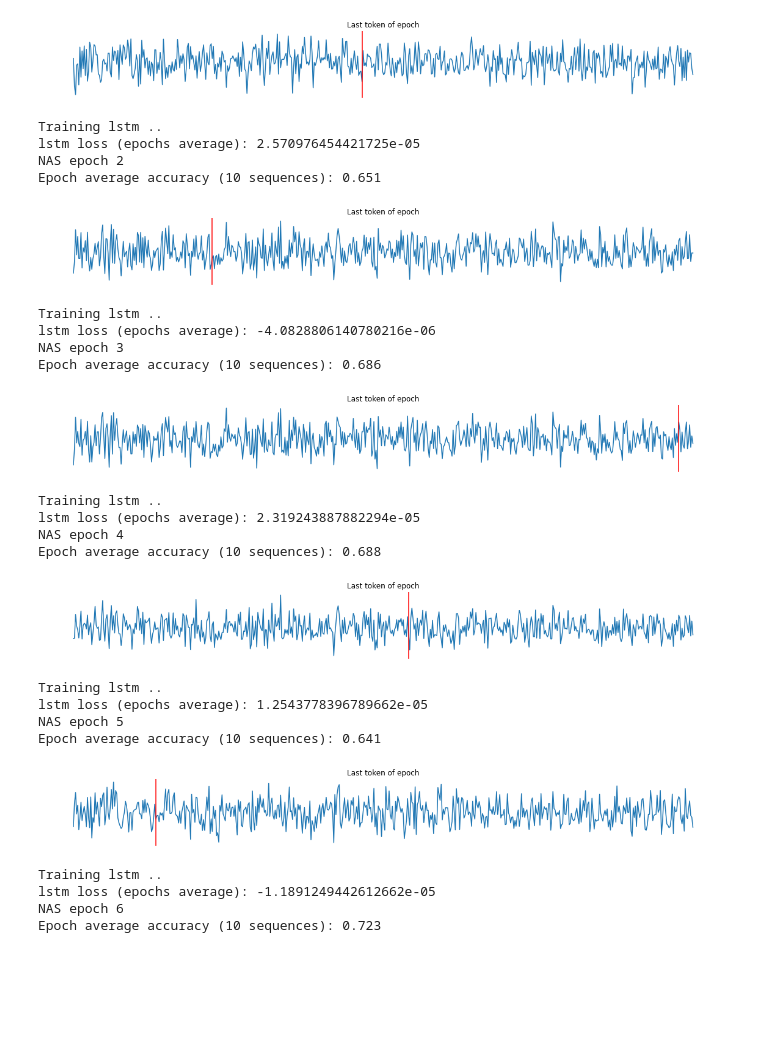
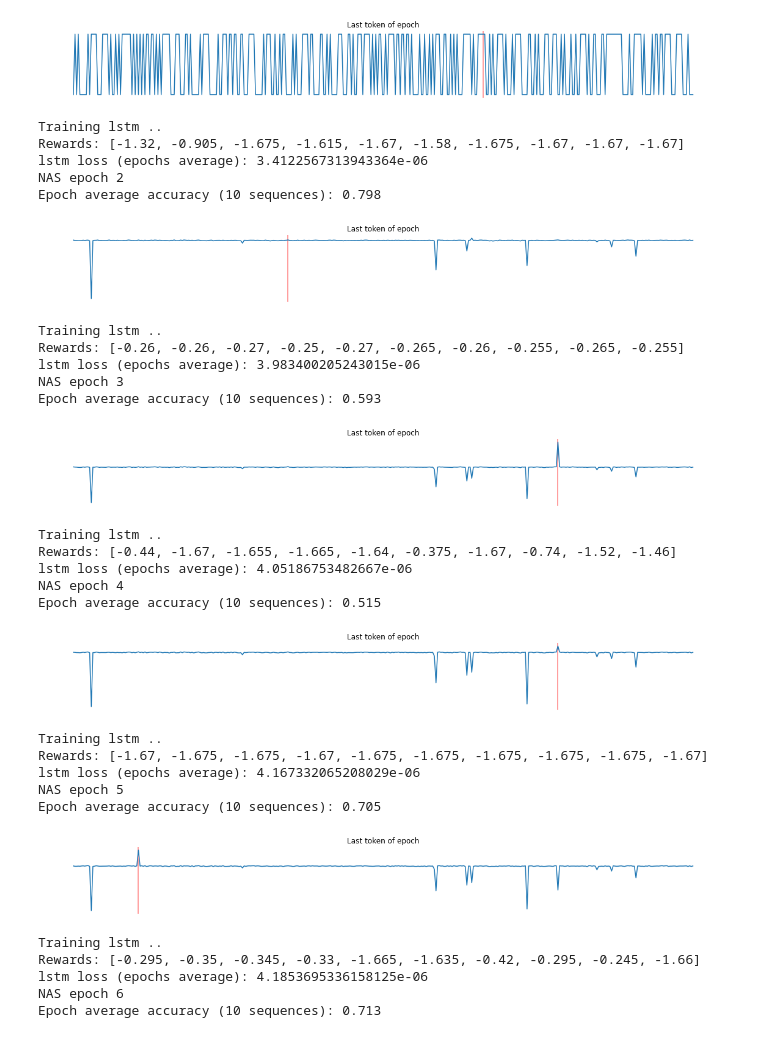
Before and after one commit to amirhpd/emnas, a Jupyter notebook: misc/emnas_controller_test.ipynb, the cells around one changed output. Drawn from its saved outputs; the diff is of its cells as text; code cells hidden in the pictures; blank space fills up the shorter version.

```diff
--- a/misc/emnas_controller_test.ipynb
+++ b/misc/emnas_controller_test.ipynb
@@ -41,19 +41,20 @@ def performance_estimate(sequence):
 # %%
 def discount_reward(rewards):
-    discounted_reward = np.zeros_like(rewards, dtype=np.float32)
+    discounted_reward = []
     for t in range(len(rewards)):
         dis_reward = 0
         for i, r in enumerate(rewards[t:]):
             dis_reward = loss_alpha**(i-t) * r
-        discounted_reward[t] = dis_reward
+        discounted_reward.append(dis_reward)
+    discounted_reward = tf.stack(discounted_reward)
     if len(rewards) > 1:
-        discounted_reward = (discounted_reward - discounted_reward.mean()) / discounted_reward.std()
+        discounted_reward = (discounted_reward - K.mean(discounted_reward)) / K.std(discounted_reward)
     return discounted_reward
 # %%
 def reinforce(y_true, y_pred):
-    rewards = data_acc - baseline
+    rewards = rew_coef * (data_acc - baseline)
     discounted_rewards = discount_reward(rewards)
-    y_pred = keras.backend.clip(y_pred, 1e-36, 1e36)
+    y_pred = K.clip(y_pred, 1e-36, 1e36)
     loss = - K.log(y_pred) * discounted_rewards[:, None]
     return loss
 # %%
@@ -61,6 +62,14 @@ model = None
 main_input = keras.engine.input_layer.Input(shape=(None, max_no_of_layers-1), batch_shape=None, name="main_input")
 x = keras.layers.LSTM(rnn_dim, return_sequences=True)(main_input)
 x = keras.layers.LSTM(rnn_dim, return_sequences=True)(x)
+x = keras.layers.LSTM(rnn_dim, return_sequences=True)(x)
+x = keras.layers.LSTM(rnn_dim, return_sequences=True)(x)
+x = keras.layers.LSTM(rnn_dim, return_sequences=True)(x)
+x = keras.layers.LSTM(rnn_dim, return_sequences=True)(x)
+x = keras.layers.LSTM(rnn_dim, return_sequences=True)(x)
+x = keras.layers.LSTM(rnn_dim, return_sequences=True)(x)
+x = keras.layers.LSTM(rnn_dim, return_sequences=True)(x)
+x = keras.layers.LSTM(rnn_dim, return_sequences=True)(x)
 main_output = keras.layers.Dense(len(search_space), activation="softmax", name="main_output")(x)
 model = keras.models.Model(inputs=[main_input], outputs=[main_output])
 # %%
@@ -89,6 +104,7 @@ history_data_x = []
 history_data_acc = []
 history_lstm_loss = []
 history_avg_acc = []
+history_rewards = []
 
 for nas_epoch in range(no_of_nas_epochs):
     sequences = []
@@ -96,28 +112,39 @@ for nas_epoch in range(no_of_nas_epochs):
     accuracies = []
     data_acc = None
     print("NAS epoch", nas_epoch+1)
-    for sample_seq in range(no_of_samples_per_epoch):
+    sample_seq = 0
+    while sample_seq < no_of_samples_per_epoch:
         sequence = np.zeros((1,1,max_no_of_layers-1), dtype="int32")
-        for layer in range(max_no_of_layers-1):
+        layer = 0
+        while layer < max_no_of_layers-1:
             distribution = model.predict(sequence)
             prob = distribution[0][0]
-            selected = np.random.choice(search_space, size=1, p=prob)[0]
+#             selected = np.random.choice(search_space, size=1, p=prob)[0]
+            max_args = np.argsort(prob)[-2:]
+            selected_idx = np.random.choice(max_args)
+            selected = search_space[selected_idx]
             if not selected == 0:
                 sequence[0][0][layer] = selected
+                layer += 1
 
         sequence = sequence[0][0].tolist()
-        sequence = sequence + [search_space[-1]]
+        sequence = sequence + [int(search_space[-1])]
         if sequence not in sequences:
             sequences.append(sequence)
+            sequence_acc = performance_estimate(sequence)
+            accuracies.append(sequence_acc)
+            sample_seq += 1
 
-        sequence_acc = performance_estimate(sequence)
-        accuracies.append(sequence_acc)
+#         sequence_acc = performance_estimate(sequence)
+#         accuracies.append(sequence_acc)
         data_acc = np.vstack(accuracies)
 
     avg_acc = round(np.average(accuracies),3)
     print(f"Epoch average accuracy ({no_of_samples_per_epoch} sequences):", avg_acc)
     plot_distribution(search_space, prob, selected)
     print("Training lstm ..")
+    rewards_ = (rew_coef * (data_acc - baseline)).tolist()
+    print("Rewards:", [round(i[0], 4) for i in rewards_])
     data_x = np.array(sequences)[:, :-1].reshape(len(sequences), 1, max_no_of_layers-1)
     data_y = to_categorical(np.array(sequences)[:, -1], len(search_space)+1).reshape(len(sequences), 1, len(search_space)+1)
     history = model.fit({'main_input': data_x},
@@ -132,6 +159,7 @@ for nas_epoch in range(no_of_nas_epochs):
     history_lstm_loss.append(lstm_loss_avg)
     history_data_x.append(data_x)
     history_data_acc.append(data_acc)
+    history_rewards.append(rewards_)
 print("Done.")
 # %% [output]
 NAS epoch 1
@@ -139,25 +167,30 @@ Epoch average accuracy (10 sequences): 0.724
-[figure, old version]
+[figure, new version]
 Training lstm ..
-lstm loss (epochs average): 2.570976454421725e-05
+Rewards: [-1.32, -0.905, -1.675, -1.615, -1.67, -1.58, -1.675, -1.67, -1.67, -1.67]
+lstm loss (epochs average): 3.4122567313943364e-06
 NAS epoch 2
-Epoch average accuracy (10 sequences): 0.651
+Epoch average accuracy (10 sequences): 0.798
-[figure, old version]
+[figure, new version]
 Training lstm ..
-lstm loss (epochs average): -4.0828806140780216e-06
+Rewards: [-0.26, -0.26, -0.27, -0.25, -0.27, -0.265, -0.26, -0.255, -0.265, -0.255]
+lstm loss (epochs average): 3.983400205243015e-06
 NAS epoch 3
-Epoch average accuracy (10 sequences): 0.686
+Epoch average accuracy (10 sequences): 0.593
-[figure, old version]
+[figure, new version]
 Training lstm ..
-lstm loss (epochs average): 2.319243887882294e-05
+Rewards: [-0.44, -1.67, -1.655, -1.665, -1.64, -0.375, -1.67, -0.74, -1.52, -1.46]
+lstm loss (epochs average): 4.05186753482667e-06
 NAS epoch 4
-Epoch average accuracy (10 sequences): 0.688
+Epoch average accuracy (10 sequences): 0.515
-[figure, old version]
+[figure, new version]
 Training lstm ..
-lstm loss (epochs average): 1.2543778396789662e-05
+Rewards: [-1.67, -1.675, -1.675, -1.67, -1.675, -1.675, -1.675, -1.675, -1.675, -1.67]
+lstm loss (epochs average): 4.167332065208029e-06
 NAS epoch 5
-Epoch average accuracy (10 sequences): 0.641
+Epoch average accuracy (10 sequences): 0.705
-[figure, old version]
+[figure, new version]
 Training lstm ..
-lstm loss (epochs average): -1.1891249442612662e-05
+Rewards: [-0.295, -0.35, -0.345, -0.33, -1.665, -1.635, -0.42, -0.295, -0.245, -1.66]
+lstm loss (epochs average): 4.1853695336158125e-06
 NAS epoch 6
-Epoch average accuracy (10 sequences): 0.723
+Epoch average accuracy (10 sequences): 0.713
```
Also changed, not shown: parts of 17 cells of this notebook, 3 other files.
